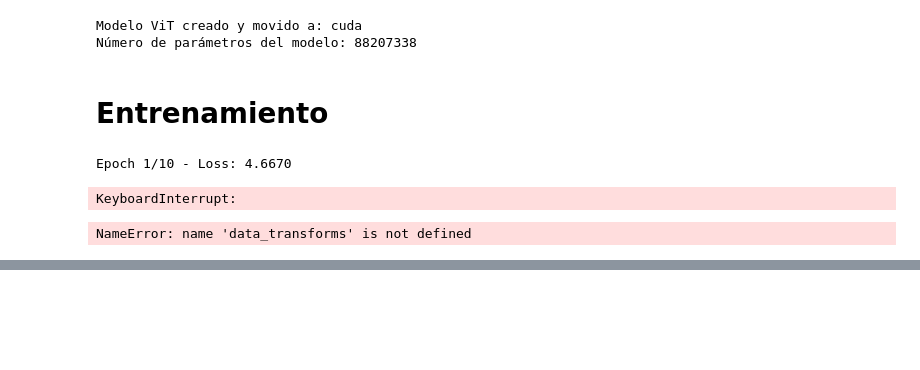
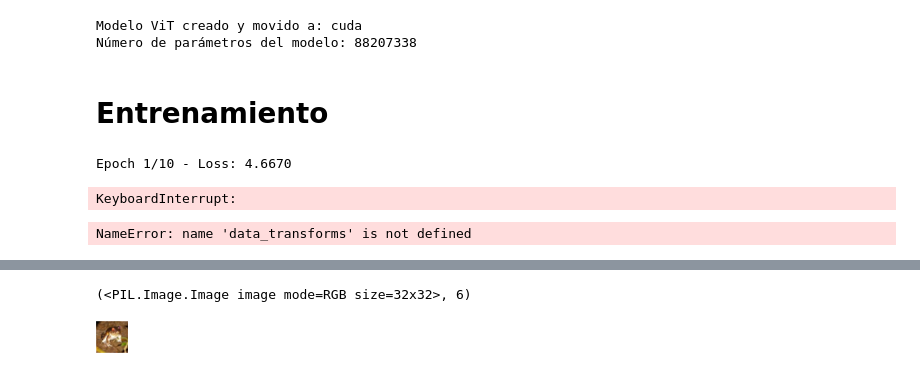
Before and after one commit to lulunkaii/IA_ImgReconDescriptivo, a Jupyter notebook: ViT.ipynb, the cells around one changed output, grey strips where cells are left out. Cells and saved outputs as stored; diff of their text form; code cells hidden in the pictures; blank space fills up the shorter version.

```diff
--- a/ViT.ipynb
+++ b/ViT.ipynb
@@ -488,3 +492,7 @@ plt.colorbar()
 plt.show()
 # %% [output]
 NameError: name 'data_transforms' is not defined
+# %%
+train_data_C10 = datasets.CIFAR10(root='./data_cifar10', train=True, download=True)
+val_data_C10 = datasets.CIFAR10(root='./data_cifar10', train=False, download=True)
+train_data_C10, val_data_C10
@@ -490,0 +508,4 @@ NameError: name 'data_transforms' is not defined
+# %%
+train_data_C10[0]
+# %% [output]
+(<PIL.Image.Image image mode=RGB size=32x32>, 6)
@@ -490,0 +514,4 @@ NameError: name 'data_transforms' is not defined
+# %%
+display(train_data_C10[0][0])
+# %% [output]
+[figure, added]
```
Also changed, not shown: parts of 4 cells of this notebook.
